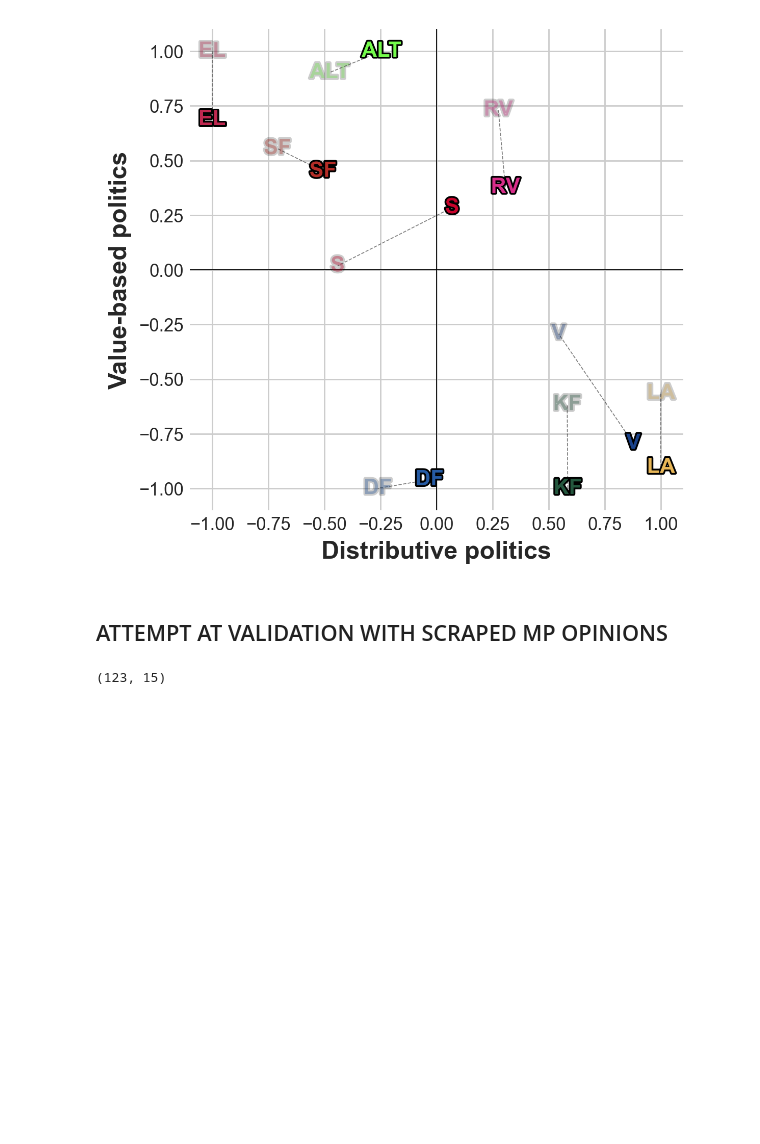
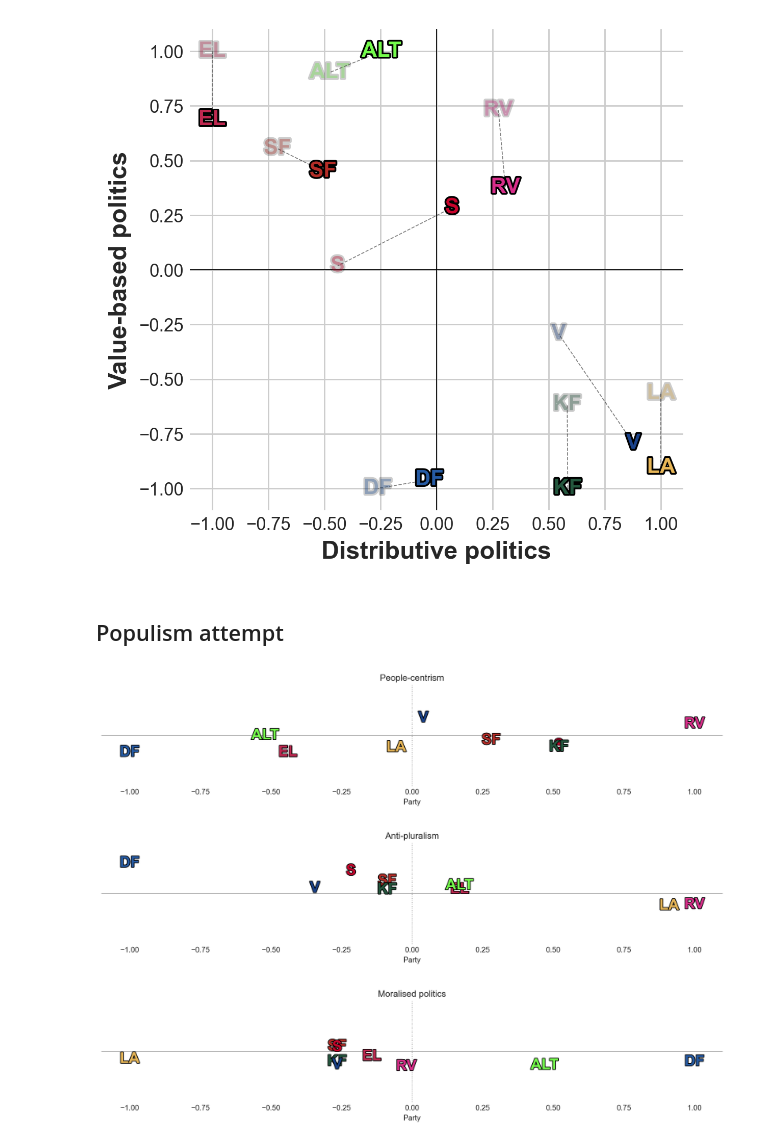
Before and after one commit to paride92/GeneralisedPoliticalScaling, a Jupyter notebook: expert_validation.ipynb, the cells around one changed output. Saved outputs shown, nothing was run; the diff lists cells and outputs as text; code cells hidden in the pictures; blank space fills up the shorter version.

Commit message:
validation dev

```diff
--- a/expert_validation.ipynb
+++ b/expert_validation.ipynb
@@ -250,5 +250,3 @@ for spine in ax.spines.values():
 plt.show()
 # %% [output]
 [figure]
-# %% [markdown]
-## ATTEMPT AT VALIDATION WITH SCRAPED MP OPINIONS
@@ -264,4 +252,0 @@ can = pd.DataFrame(data)
-# %%
-can.shape
-# %% [output]
-(123, 15)
@@ -278,0 +253,10 @@ can.shape
+# %% [markdown]
+## Populism attempt
+# %%
+plot_dot(df_val, col = 'V19', title = 'People-centrism', xlabel = 'Party', color = 'color', jitter=True)
+plot_dot(df_val, col = 'V18', title = 'Anti-pluralism', xlabel = 'Party', color = 'color', jitter=True) # add in some minority hate
+plot_dot(df_val, col = 'V20', title = 'Moralised politics', xlabel = 'Party', color = 'color', jitter=True)
+# %% [output]
+[figure, added]
+[figure, added]
+[figure, added]
```
Also changed, not shown: parts of 3 cells of this notebook, 2 other files.
